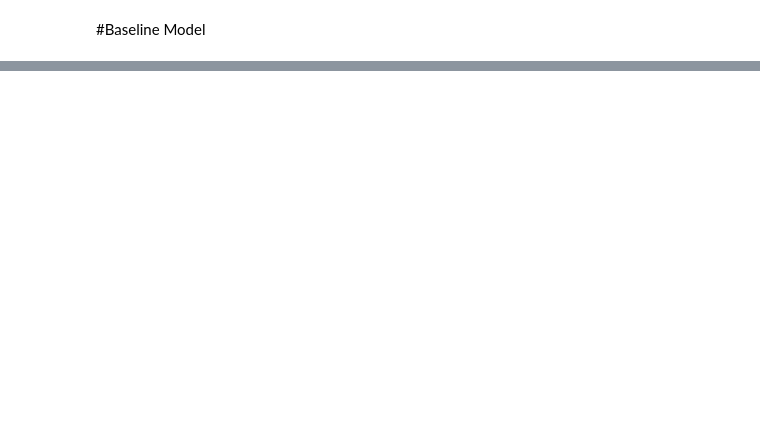
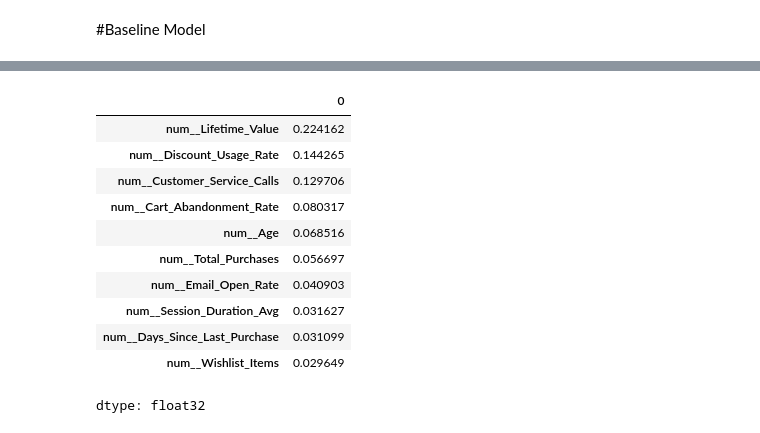
Before and after one commit to calumMcg/Customer-churn-retention-analysis, a Jupyter notebook: customer_churn_retention.ipynb, the cells around one changed output, grey strips where cells are left out. Drawn from its saved outputs; the diff is of its cells as text; code cells hidden in the pictures; blank space fills up the shorter version.

```diff
--- a/customer_churn_retention.ipynb
+++ b/customer_churn_retention.ipynb
@@ -545,0 +551,12 @@ print({k: round(v.mean(), 3) for k, v in scores.items() if k.startswith('test')}
+# %%
+xgb_pre = ColumnTransformer([
+    ('num', 'passthrough', num_features),
+    ('cat', OneHotEncoder(handle_unknown='ignore'), cat_features),
+])
+xgb = Pipeline([('pre', xgb_pre),
+                ('clf', XGBClassifier(n_estimators=300, max_depth=4, learning_rate=0.05,
+                                      eval_metric='logloss', random_state=42))])
+
+xgb_scores = cross_validate(xgb, X_train, y_train, cv=cv,
+                            scoring=['roc_auc', 'average_precision'])
+print({k: round(v.mean(), 3) for k, v in xgb_scores.items() if k.startswith('test')})
@@ -545,0 +567,18 @@ print({k: round(v.mean(), 3) for k, v in scores.items() if k.startswith('test')}
+# %%
+xgb.fit(X_train, y_train)
+imp = pd.Series(xgb.named_steps['clf'].feature_importances_,
+                index=xgb.named_steps['pre'].get_feature_names_out()).sort_values(ascending=False)
+display(imp.head(10))
+# %% [output]
+|  | 0 |
+| num__Lifetime_Value | 0.224162 |
+| num__Discount_Usage_Rate | 0.144265 |
+| num__Customer_Service_Calls | 0.129706 |
+| num__Cart_Abandonment_Rate | 0.080317 |
+| num__Age | 0.068516 |
+| num__Total_Purchases | 0.056697 |
+| num__Email_Open_Rate | 0.040903 |
+| num__Session_Duration_Avg | 0.031627 |
+| num__Days_Since_Last_Purchase | 0.031099 |
+| num__Wishlist_Items | 0.029649 |
+dtype: float32
```
Also changed, not shown: parts of 12 cells of this notebook.
